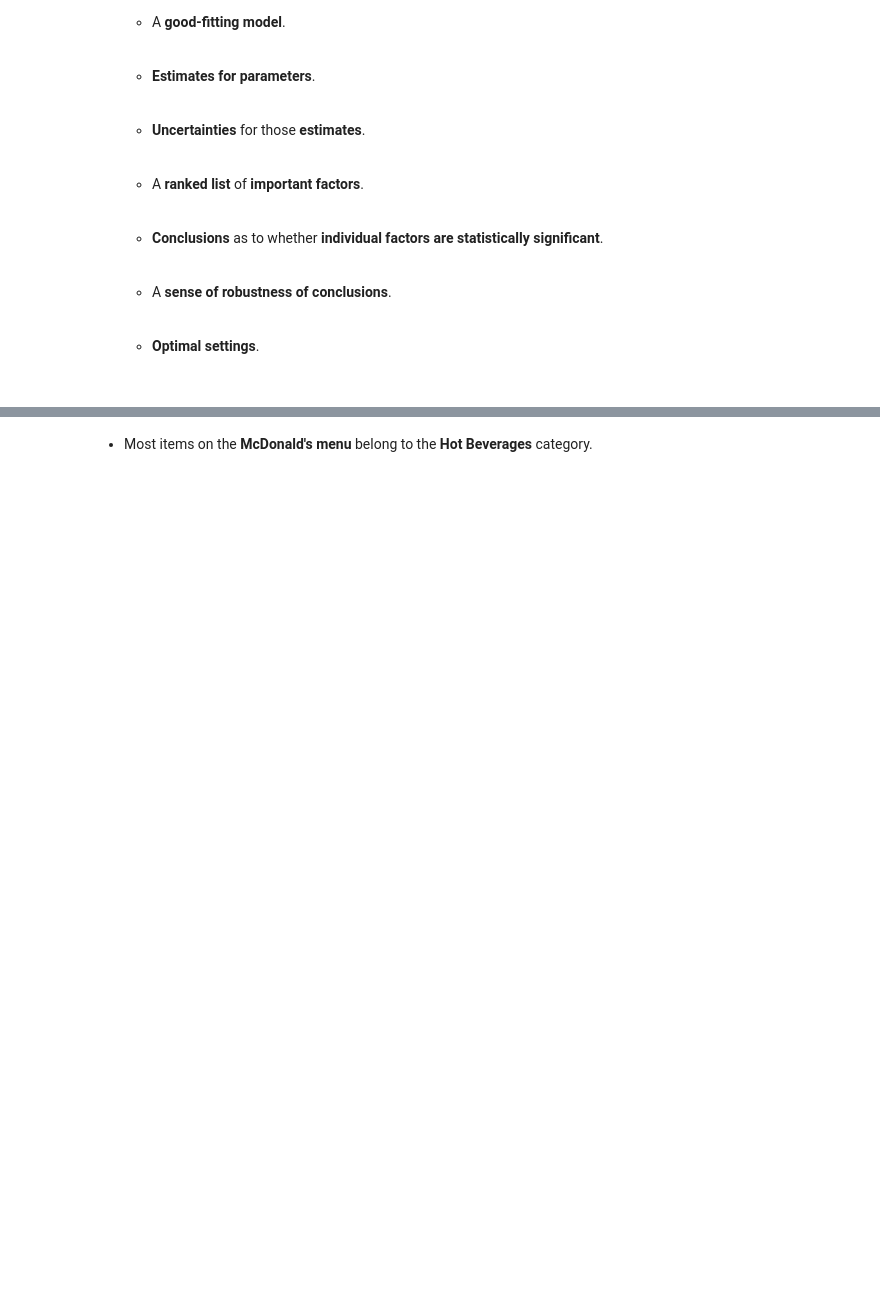
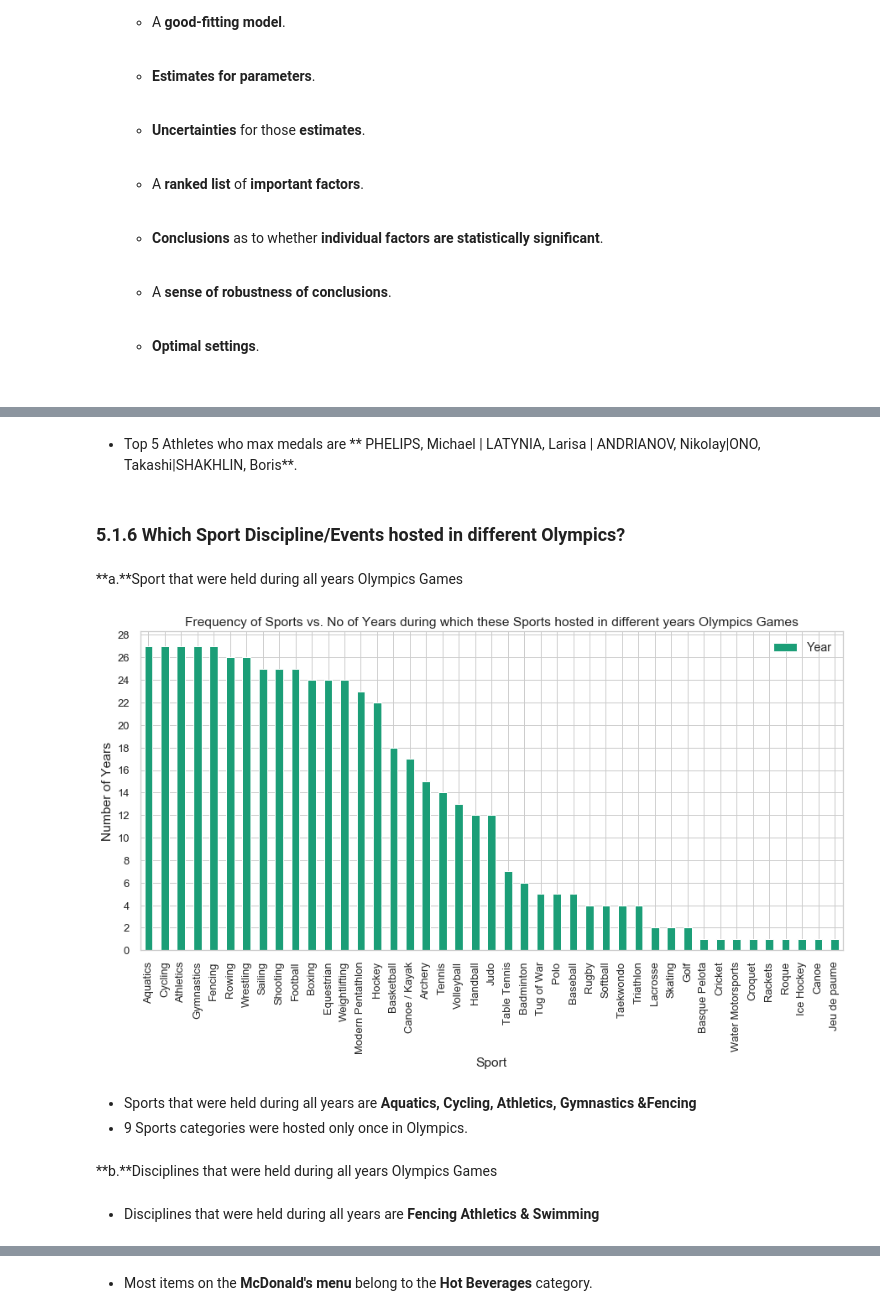
Before and after one commit to hemanthappala/Olympics, a Jupyter notebook: EDA_on_Summer_Olympics.ipynb, the cells around one changed output, grey strips where cells are left out. Cells and saved outputs as stored; diff of their text form; code cells hidden in the pictures; blank space fills up the shorter version.

```diff
--- a/EDA_on_Summer_Olympics.ipynb
+++ b/EDA_on_Summer_Olympics.ipynb
@@ -859,0 +703,30 @@ Text(0, 0.5, 'Count')
+# %% [markdown]
+- Top 5 Athletes who max medals are ** PHELIPS, Michael | LATYNIA, Larisa | ANDRIANOV, Nikolay|ONO, Takashi|SHAKHLIN, Boris**.
+# %% [markdown]
+<a id=section50106></a>
+### 5.1.6 Which Sport Discipline/Events hosted in different Olympics?
+# %% [markdown]
+**a.**Sport that were held during all years Olympics Games
+# %%
+# Using pandas plot.bar function to plot the bar chart for the Category column of the dataframe dt_Sport.
+df_Sport=pd.pivot_table(df_merge,index=['Sport'],values=['Year'],aggfunc=pd.Series.nunique).sort_values('Year',ascending=False).transpose()
+df_Sport.transpose().plot.bar(figsize=(15,7), colormap='Dark2', fontsize=13, yticks=np.arange(0, 30, 2))
+
+# Using matplotlib to add labels and title to the plot.
+# Pandas and matplotlib are linked with each other in the notebook by the use of this line in the Imports: %matplotlib inline
+
+plt.xlabel('Sport')
+plt.ylabel('Number of Years')
+plt.title('Frequency of Sports vs. No of Years during which these Sports hosted in different years Olympics Games')
+
+# In order to save your plot into an image on your system, use the following command.
+# The image will be saved in the directory of this notebook.
+
+plt.savefig('barchart.png')
+# %% [output]
+[figure, added]
+# %% [markdown]
+- Sports that were held during all years are **Aquatics, Cycling, Athletics,	Gymnastics &Fencing**
+- 9 Sports categories were hosted only once in Olympics.
+# %% [markdown]
+**b.**Disciplines that were held during all years Olympics Games
@@ -859,0 +736,2 @@ Text(0, 0.5, 'Count')
+# %% [markdown]
+- Disciplines that were held during all years are **Fencing	Athletics &	Swimming**
```
Also changed, not shown: parts of 200 cells of this notebook.
